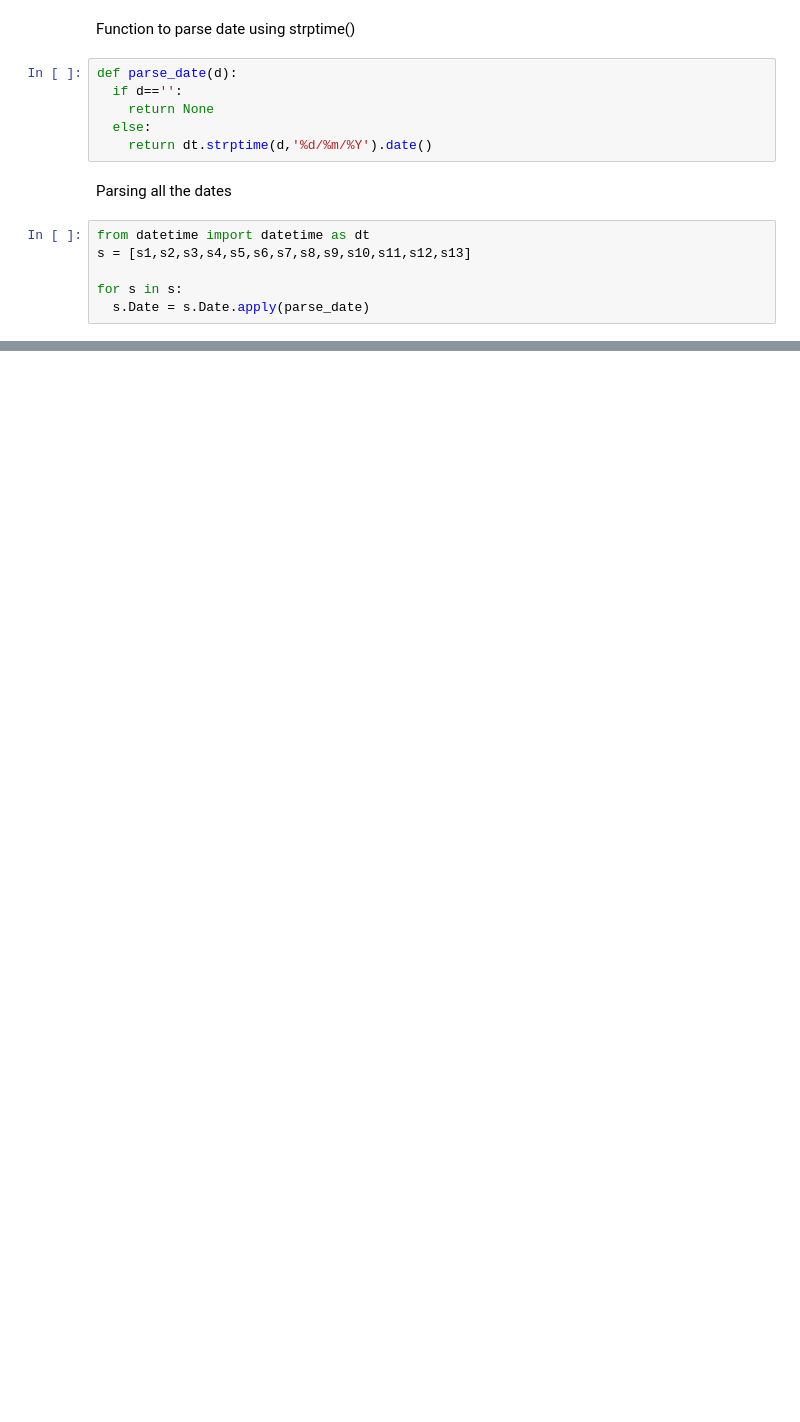
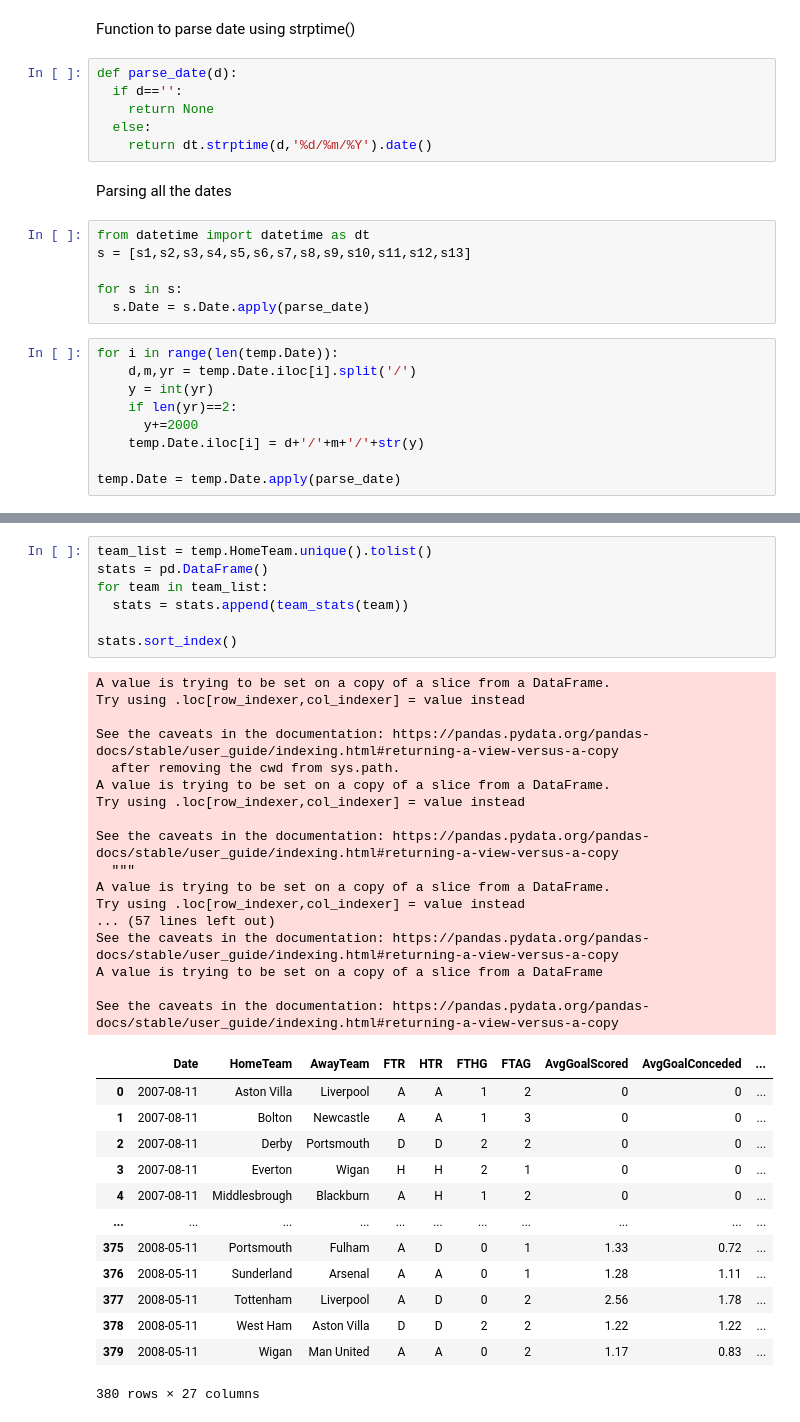
Before and after one commit to abink17/EPL-Prediction, a Jupyter notebook: EPLprediction.ipynb, the cells around one changed output, grey strips where cells are left out. Drawn from its saved outputs; the diff is of its cells as text; blank space fills up the shorter version.

Commit message:
Added function to compute team stats

```diff
--- a/EPLprediction.ipynb
+++ b/EPLprediction.ipynb
@@ -136,3 +141,12 @@ s = [s1,s2,s3,s4,s5,s6,s7,s8,s9,s10,s11,s12,s13]
 
 for s in s:
   s.Date = s.Date.apply(parse_date)
+# %%
+for i in range(len(temp.Date)):
+    d,m,yr = temp.Date.iloc[i].split('/')
+    y = int(yr)
+    if len(yr)==2:
+      y+=2000
+    temp.Date.iloc[i] = d+'/'+m+'/'+str(y)
+
+temp.Date = temp.Date.apply(parse_date)
@@ -138,0 +205,38 @@ for s in s:
+# %%
+team_list = temp.HomeTeam.unique().tolist()
+stats = pd.DataFrame()
+for team in team_list:
+  stats = stats.append(team_stats(team))
+
+stats.sort_index()
+# %% [output]
+A value is trying to be set on a copy of a slice from a DataFrame.
+Try using .loc[row_indexer,col_indexer] = value instead
+
+See the caveats in the documentation: https://pandas.pydata.org/pandas-docs/stable/user_guide/indexing.html#returning-a-view-versus-a-copy
+  after removing the cwd from sys.path.
+A value is trying to be set on a copy of a slice from a DataFrame.
+Try using .loc[row_indexer,col_indexer] = value instead
+
+See the caveats in the documentation: https://pandas.pydata.org/pandas-docs/stable/user_guide/indexing.html#returning-a-view-versus-a-copy
+  """
+A value is trying to be set on a copy of a slice from a DataFrame.
+Try using .loc[row_indexer,col_indexer] = value instead
+... (57 lines left out)
+See the caveats in the documentation: https://pandas.pydata.org/pandas-docs/stable/user_guide/indexing.html#returning-a-view-versus-a-copy
+A value is trying to be set on a copy of a slice from a DataFrame
+
+See the caveats in the documentation: https://pandas.pydata.org/pandas-docs/stable/user_guide/indexing.html#returning-a-view-versus-a-copy
+|  | Date | HomeTeam | AwayTeam | FTR | HTR | FTHG | FTAG | AvgGoalScored | AvgGoalConceded | ... |
+| 0 | 2007-08-11 | Aston Villa | Liverpool | A | A | 1 | 2 | 0 | 0 | ... |
+| 1 | 2007-08-11 | Bolton | Newcastle | A | A | 1 | 3 | 0 | 0 | ... |
+| 2 | 2007-08-11 | Derby | Portsmouth | D | D | 2 | 2 | 0 | 0 | ... |
+| 3 | 2007-08-11 | Everton | Wigan | H | H | 2 | 1 | 0 | 0 | ... |
+| 4 | 2007-08-11 | Middlesbrough | Blackburn | A | H | 1 | 2 | 0 | 0 | ... |
+| ... | ... | ... | ... | ... | ... | ... | ... | ... | ... | ... |
+| 375 | 2008-05-11 | Portsmouth | Fulham | A | D | 0 | 1 | 1.33 | 0.72 | ... |
+| 376 | 2008-05-11 | Sunderland | Arsenal | A | A | 0 | 1 | 1.28 | 1.11 | ... |
+| 377 | 2008-05-11 | Tottenham | Liverpool | A | D | 0 | 2 | 2.56 | 1.78 | ... |
+| 378 | 2008-05-11 | West Ham | Aston Villa | D | D | 2 | 2 | 1.22 | 1.22 | ... |
+| 379 | 2008-05-11 | Wigan | Man United | A | A | 0 | 2 | 1.17 | 0.83 | ... |
+380 rows × 27 columns
```
Also changed, not shown: parts of 6 cells of this notebook.
